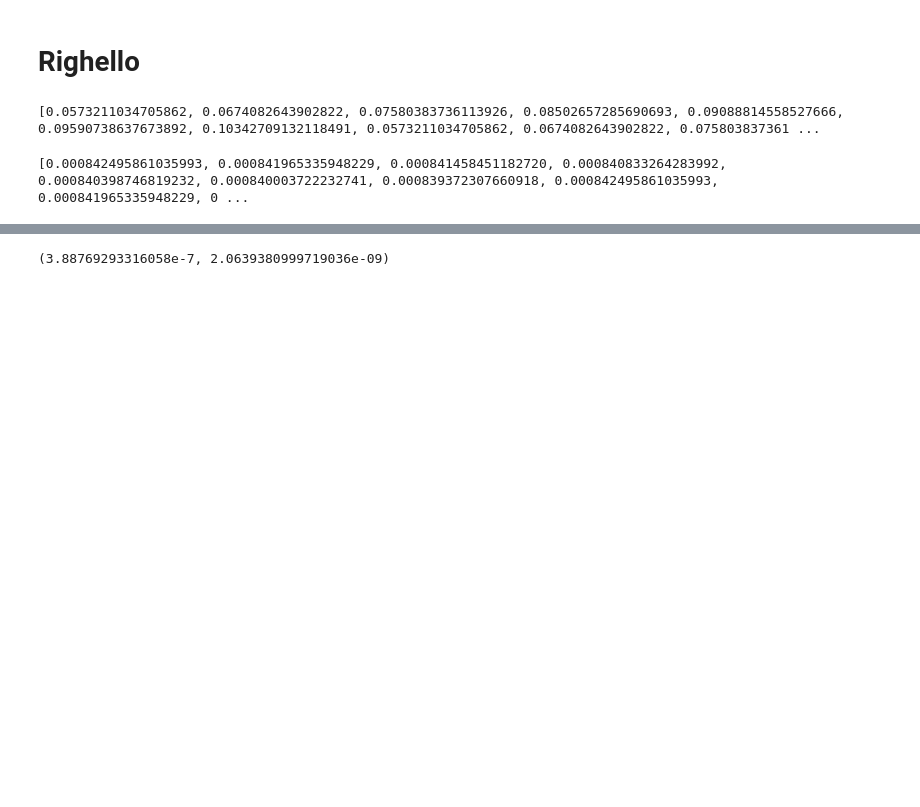
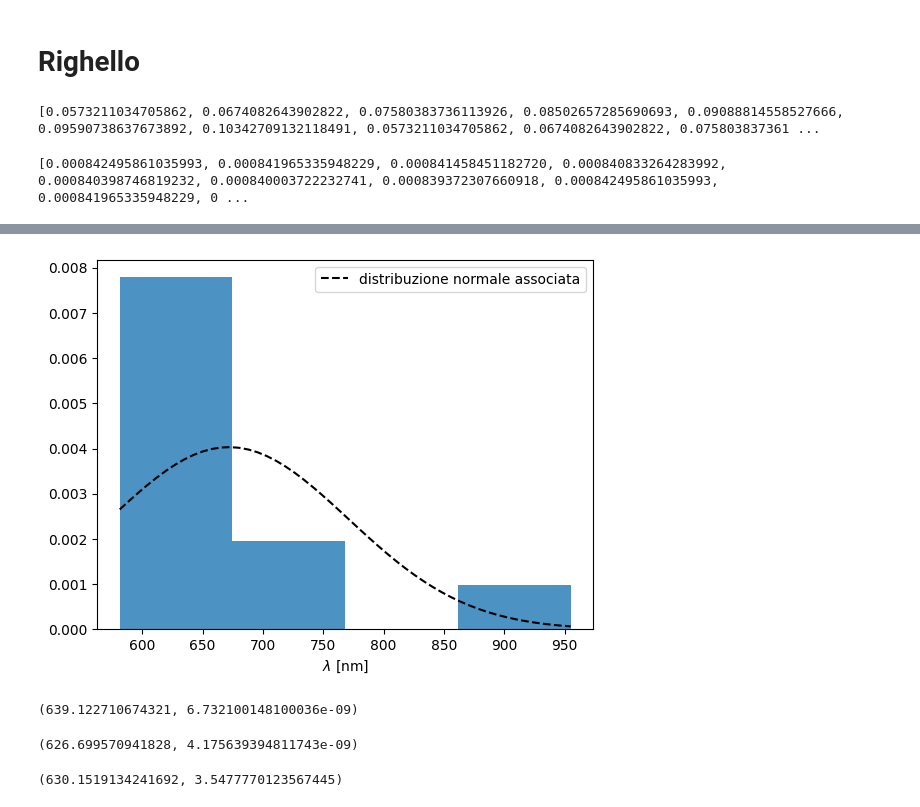
Before and after one commit to Yedi278/Lab2, a Jupyter notebook: Interferometro/Interferometro.ipynb, the cells around one changed output, grey strips where cells are left out. Drawn from its saved outputs; the diff is of its cells as text; code cells hidden in the pictures; blank space fills up the shorter version.

```diff
--- a/Interferometro/Interferometro.ipynb
+++ b/Interferometro/Interferometro.ipynb
@@ -668,12 +668,12 @@ print(np.mean(n_vetro), np.std(n_vetro))
 dati_rig = df['Righello']
 # print(dati_rig)
 
-dy = dati_rig['r cerchi']
-dx = dati_rig['D']
-dy_non_deflesso = dati_rig['r non deflesso']
-N_rig = dati_rig['N']
+dy = rNan(dati_rig['r cerchi'])
+dx = rNan(dati_rig['D'])
+dy_non_deflesso = rNan(dati_rig['r non deflesso'])
+N_rig = rNan(dati_rig['N'])
 
-lam_rig = dati_rig['lambda']
+lam_rig = rNan(dati_rig['lambda'])
 # %%
 ang_rig = []
 for i,j in zip(dy,dx):
@@ -717,6 +718,6 @@ for i,j,k in zip(ang_rig, N_rig, err_ang_rig):
               }
     val = valuta_errori(err,values,errors)
     err_lambda.append(val)
-err_lambda = err_lambda[1:]
-print(err_lambda)
+
+print((err_lambda))
 # %% [output]
@@ -745,0 +725,3 @@ Name: lambda, dtype: float64
+# %%
+for i,j in zip(lam_rig[7:],err_lambda[7:]):
+    print(i,j)
@@ -746,5 +740,28 @@ Name: lambda, dtype: float64
+# %%
+plt.hist(lam_rig[7:], density=True, bins=sturges(len(lam_rig[7:])), alpha=0.8)
+
+x = np.linspace(np.min(lam_rig[7:]),np.max(lam_rig[7:]))
+y = [sc.stats.norm.pdf(i,np.mean(lam_rig[7:]),np.std(lam_rig[7:])) for i in x]
+
+plt.xlabel('$\lambda$ [nm]')
+plt.plot(x,y, color='k', linestyle='--')
+plt.legend(['distribuzione normale associata'])
+plt.savefig('lambda He-Ne.pdf')
+# %% [output]
+[figure, added]
 # %%
-m = media_pesata(lam_rig[1:],err_lambda)
+m = media_pesata(lam_rig[:7],err_lambda[:7])
 print(m)
 # %% [output]
-(3.88769293316058e-7, 2.0639380999719036e-09)
+(639.122710674321, 6.732100148100036e-09)
+# %%
+m = media_pesata(lam_rig[7:], err_lambda[7:])
+print(m)
+# %% [output]
+(626.699570941828, 4.175639394811743e-09)
+# %%
+l = [639.122710674321,626.699570941828],[6.73,4.175]
+lam_rig_media = (media_pesata(l[0],l[1]))
+print(lam_rig_media)
+# %% [output]
+(630.1519134241692, 3.5477770123567445)
```
Also changed, not shown: parts of 8 cells of this notebook, 7 other files.
